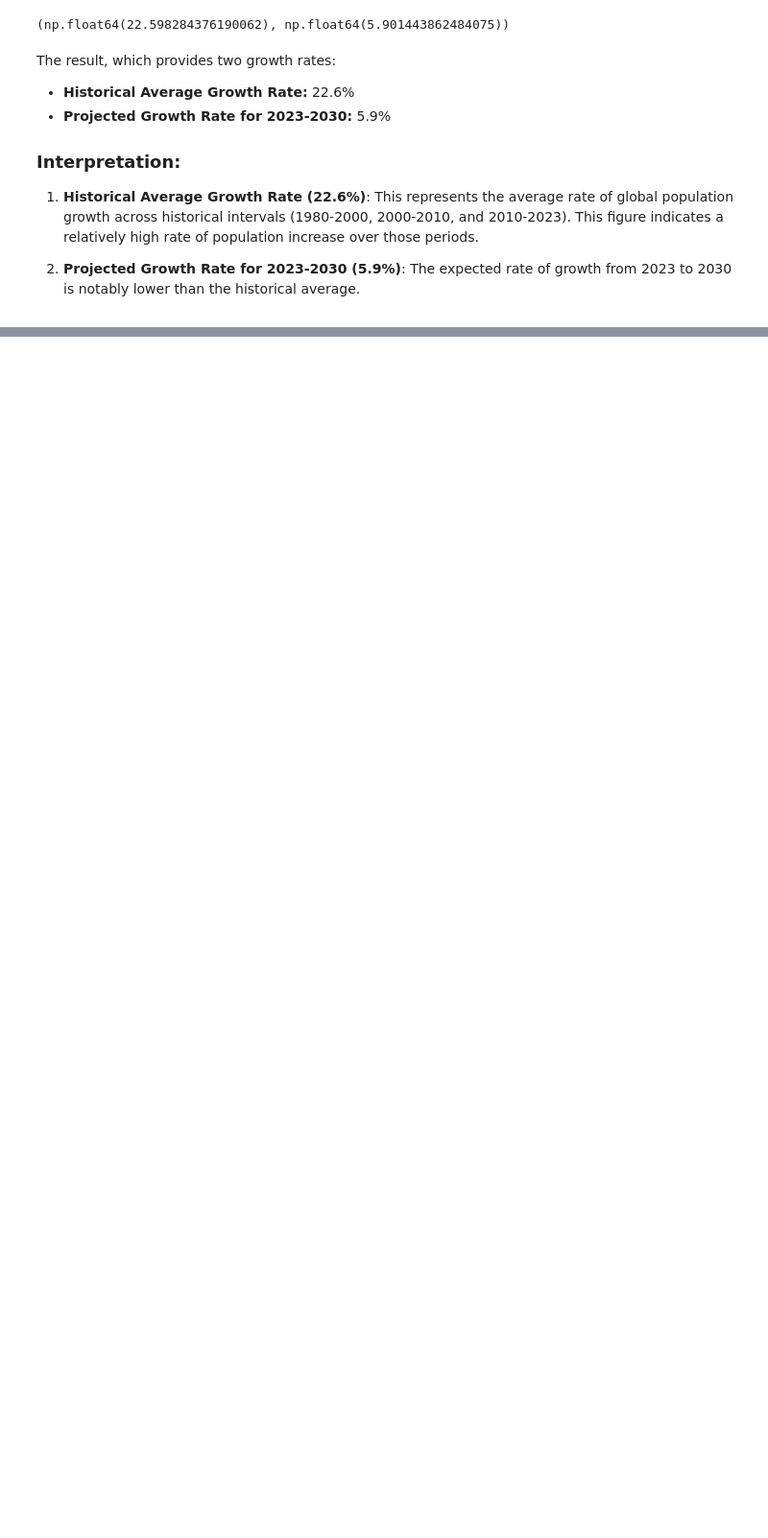
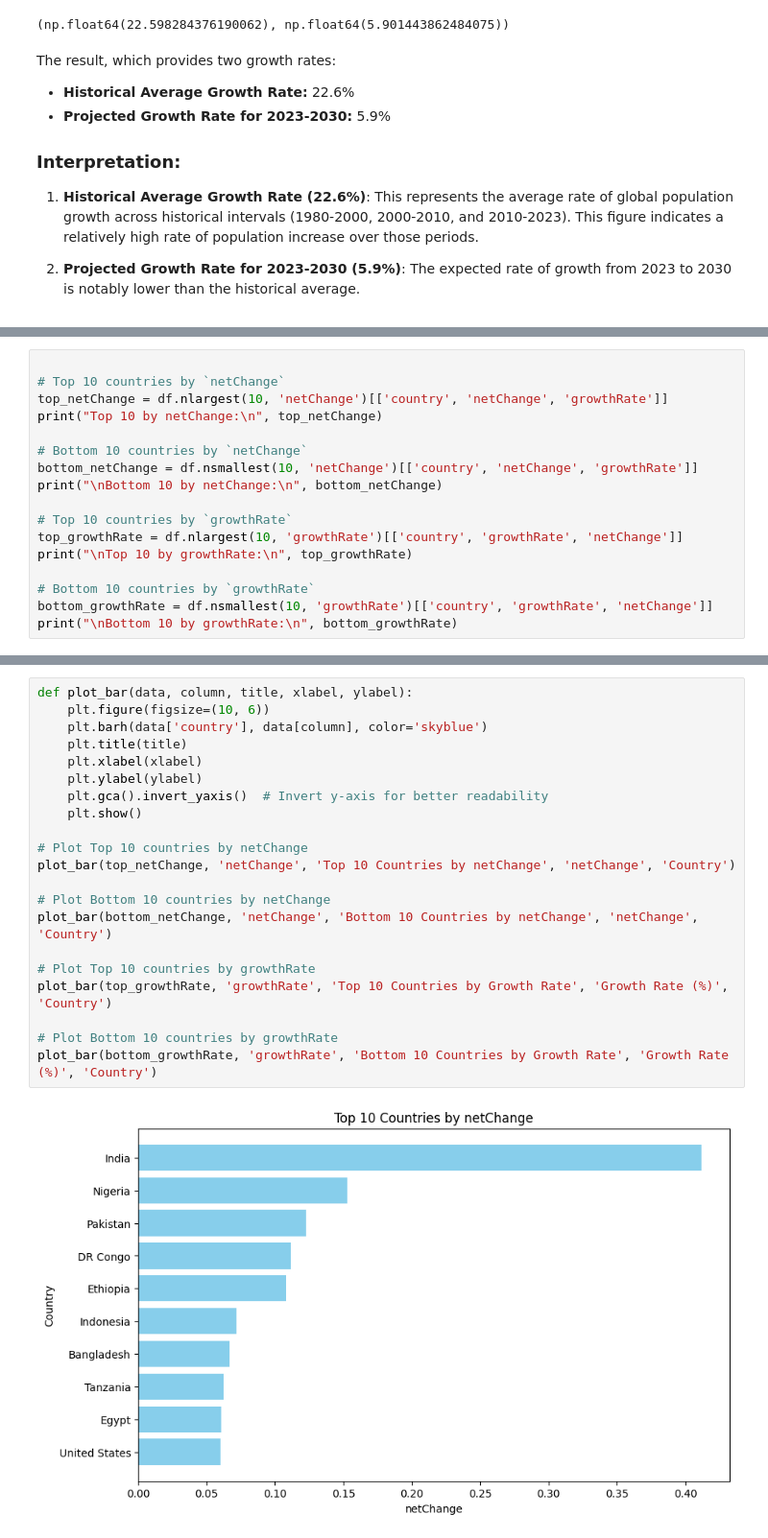
Before and after one commit to ritik-3/Global-Population-dataset-analysis, a Jupyter notebook: main.ipynb, the cells around one changed output, grey strips where cells are left out. Shown at 96% size. Cells and saved outputs as stored; diff of their text form; blank space fills up the shorter version.

Commit message:
Hypothesis and growth rate

```diff
--- a/main.ipynb
+++ b/main.ipynb
@@ -314,0 +352,17 @@ IndexError: invalid index to scalar variable.
+# %%
+
+# Top 10 countries by `netChange`
+top_netChange = df.nlargest(10, 'netChange')[['country', 'netChange', 'growthRate']]
+print("Top 10 by netChange:\n", top_netChange)
+
+# Bottom 10 countries by `netChange`
+bottom_netChange = df.nsmallest(10, 'netChange')[['country', 'netChange', 'growthRate']]
+print("\nBottom 10 by netChange:\n", bottom_netChange)
+
+# Top 10 countries by `growthRate`
+top_growthRate = df.nlargest(10, 'growthRate')[['country', 'growthRate', 'netChange']]
+print("\nTop 10 by growthRate:\n", top_growthRate)
+
+# Bottom 10 countries by `growthRate`
+bottom_growthRate = df.nsmallest(10, 'growthRate')[['country', 'growthRate', 'netChange']]
+print("\nBottom 10 by growthRate:\n", bottom_growthRate)
@@ -314,0 +387,23 @@ IndexError: invalid index to scalar variable.
+# %%
+def plot_bar(data, column, title, xlabel, ylabel):
+    plt.figure(figsize=(10, 6))
+    plt.barh(data['country'], data[column], color='skyblue')
+    plt.title(title)
+    plt.xlabel(xlabel)
+    plt.ylabel(ylabel)
+    plt.gca().invert_yaxis()  # Invert y-axis for better readability
+    plt.show()
+
+# Plot Top 10 countries by netChange
+plot_bar(top_netChange, 'netChange', 'Top 10 Countries by netChange', 'netChange', 'Country')
+
+# Plot Bottom 10 countries by netChange
+plot_bar(bottom_netChange, 'netChange', 'Bottom 10 Countries by netChange', 'netChange', 'Country')
+
+# Plot Top 10 countries by growthRate
+plot_bar(top_growthRate, 'growthRate', 'Top 10 Countries by Growth Rate', 'Growth Rate (%)', 'Country')
+
+# Plot Bottom 10 countries by growthRate
+plot_bar(bottom_growthRate, 'growthRate', 'Bottom 10 Countries by Growth Rate', 'Growth Rate (%)', 'Country')
+# %% [output]
+[figure, added]
```
Also changed, not shown: parts of 15 cells of this notebook.
